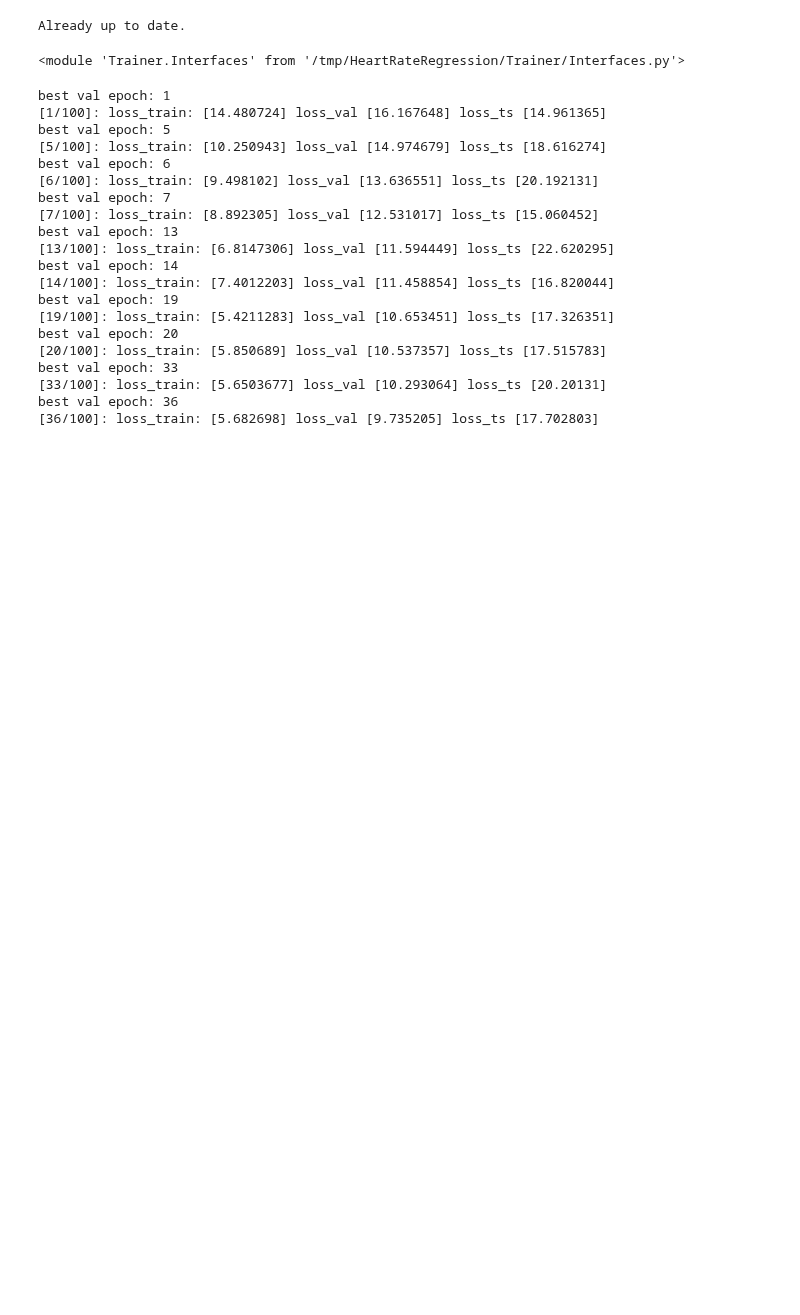
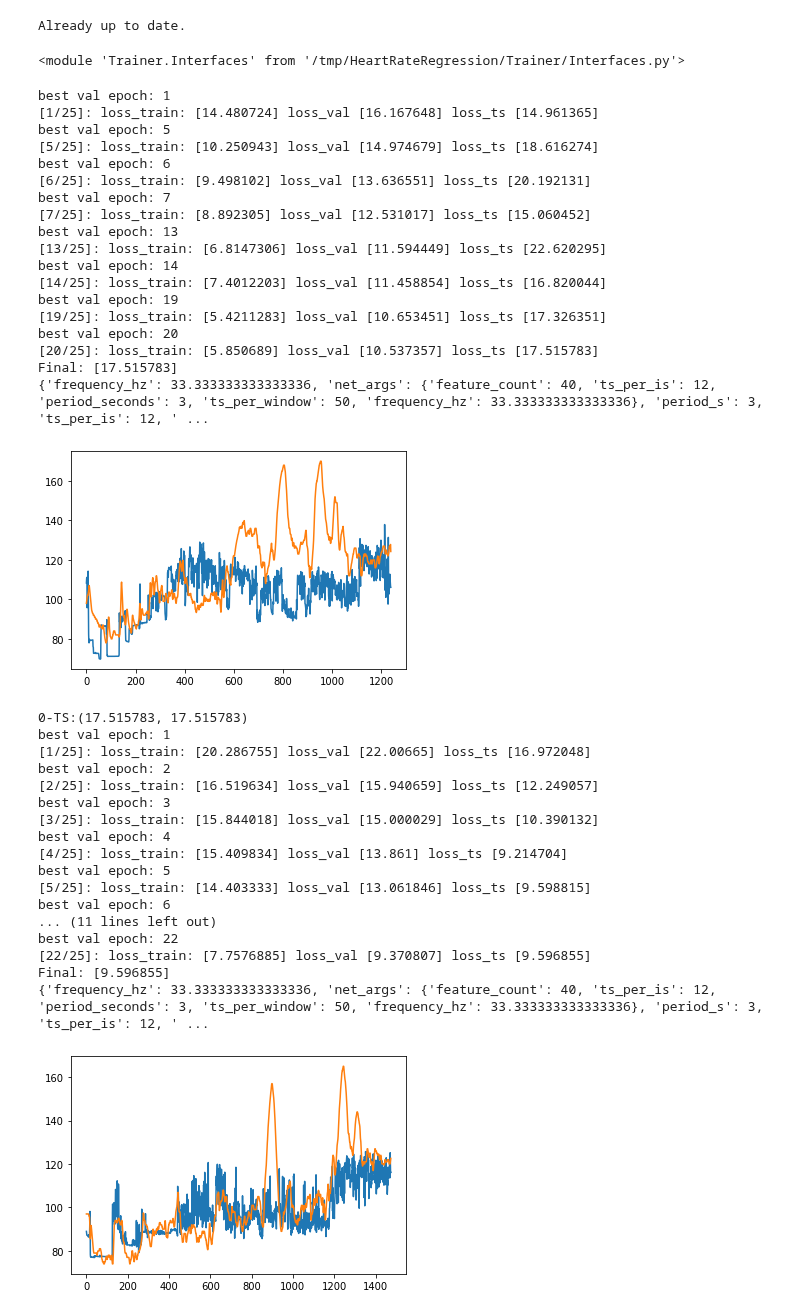
Before and after one commit to davipeag/HeartRateRegression, a Jupyter notebook: pamap_deepconvlstm.ipynb, the cells around one changed output. Cells and saved outputs as stored; diff of their text form; code cells hidden in the pictures; blank space fills up the shorter version.

```diff
--- a/pamap_deepconvlstm.ipynb
+++ b/pamap_deepconvlstm.ipynb
@@ -263,44 +262,61 @@ import torch
 import CustomTrainers
 from CustomTrainers import  DeepConvLstmFullTrainer
 
 model_name = "DeepConvLSTM"
 nepoch = 25
 aresults = defaultdict(dict)
 for val_sub in range(7):
   for ts_sub in range(8):
     fchoice['ts_sub'] = ts_sub
     full_trainer = DeepConvLstmFullTrainer(dfs_train, args["device"], nepoch, "pamap2",model_name)
 
-    filename = f"deepconvlstm_{ts_sub}_{val_sub}_nepoch_{nepoch}.pkl"
+    filename = f"pamap2_deepconvlstm_{ts_sub}_{val_sub}_nepoch_{nepoch}.pkl"
     save_path = os.path.join(STORE_DIR, filename)
     try:
       with open(save_path , "rb") as f:
         out = pickle.load(f)
     except FileNotFoundError:
       out = full_trainer.train(**fchoice)
       with open(save_path, "wb") as f:
         pickle.dump(out, f)
-    print(out["args"], [out[k]['metric'] for k in (model_name,)])
+    print(out["args"], out['metric'])
     aresults[ts_sub][val_sub] = out
     print(f"{ts_sub}-TS:{compute_ensemble_named(list(aresults[ts_sub].values()), model_name)}")
 # %% [output]
 best val epoch: 1
-[1/100]: loss_train: [14.480724] loss_val [16.167648] loss_ts [14.961365]
+[1/25]: loss_train: [14.480724] loss_val [16.167648] loss_ts [14.961365]
 best val epoch: 5
-[5/100]: loss_train: [10.250943] loss_val [14.974679] loss_ts [18.616274]
+[5/25]: loss_train: [10.250943] loss_val [14.974679] loss_ts [18.616274]
 best val epoch: 6
-[6/100]: loss_train: [9.498102] loss_val [13.636551] loss_ts [20.192131]
+[6/25]: loss_train: [9.498102] loss_val [13.636551] loss_ts [20.192131]
 best val epoch: 7
-[7/100]: loss_train: [8.892305] loss_val [12.531017] loss_ts [15.060452]
+[7/25]: loss_train: [8.892305] loss_val [12.531017] loss_ts [15.060452]
 best val epoch: 13
-[13/100]: loss_train: [6.8147306] loss_val [11.594449] loss_ts [22.620295]
+[13/25]: loss_train: [6.8147306] loss_val [11.594449] loss_ts [22.620295]
 best val epoch: 14
-[14/100]: loss_train: [7.4012203] loss_val [11.458854] loss_ts [16.820044]
+[14/25]: loss_train: [7.4012203] loss_val [11.458854] loss_ts [16.820044]
 best val epoch: 19
-[19/100]: loss_train: [5.4211283] loss_val [10.653451] loss_ts [17.326351]
+[19/25]: loss_train: [5.4211283] loss_val [10.653451] loss_ts [17.326351]
 best val epoch: 20
-[20/100]: loss_train: [5.850689] loss_val [10.537357] loss_ts [17.515783]
-best val epoch: 33
-[33/100]: loss_train: [5.6503677] loss_val [10.293064] loss_ts [20.20131]
-best val epoch: 36
-[36/100]: loss_train: [5.682698] loss_val [9.735205] loss_ts [17.702803]
+[20/25]: loss_train: [5.850689] loss_val [10.537357] loss_ts [17.515783]
+Final: [17.515783]
+{'frequency_hz': 33.333333333333336, 'net_args': {'feature_count': 40, 'ts_per_is': 12, 'period_seconds': 3, 'ts_per_window': 50, 'frequency_hz': 33.333333333333336}, 'period_s': 3, 'ts_per_is': 12, ' ...
+[figure, added]
+0-TS:(17.515783, 17.515783)
+best val epoch: 1
+[1/25]: loss_train: [20.286755] loss_val [22.00665] loss_ts [16.972048]
+best val epoch: 2
+[2/25]: loss_train: [16.519634] loss_val [15.940659] loss_ts [12.249057]
+best val epoch: 3
+[3/25]: loss_train: [15.844018] loss_val [15.000029] loss_ts [10.390132]
+best val epoch: 4
+[4/25]: loss_train: [15.409834] loss_val [13.861] loss_ts [9.214704]
+best val epoch: 5
+[5/25]: loss_train: [14.403333] loss_val [13.061846] loss_ts [9.598815]
+best val epoch: 6
+... (11 lines left out)
+best val epoch: 22
+[22/25]: loss_train: [7.7576885] loss_val [9.370807] loss_ts [9.596855]
+Final: [9.596855]
+{'frequency_hz': 33.333333333333336, 'net_args': {'feature_count': 40, 'ts_per_is': 12, 'period_seconds': 3, 'ts_per_window': 50, 'frequency_hz': 33.333333333333336}, 'period_s': 3, 'ts_per_is': 12, ' ...
+[figure, added]
```
Also changed, not shown: parts of 5 cells of this notebook.
